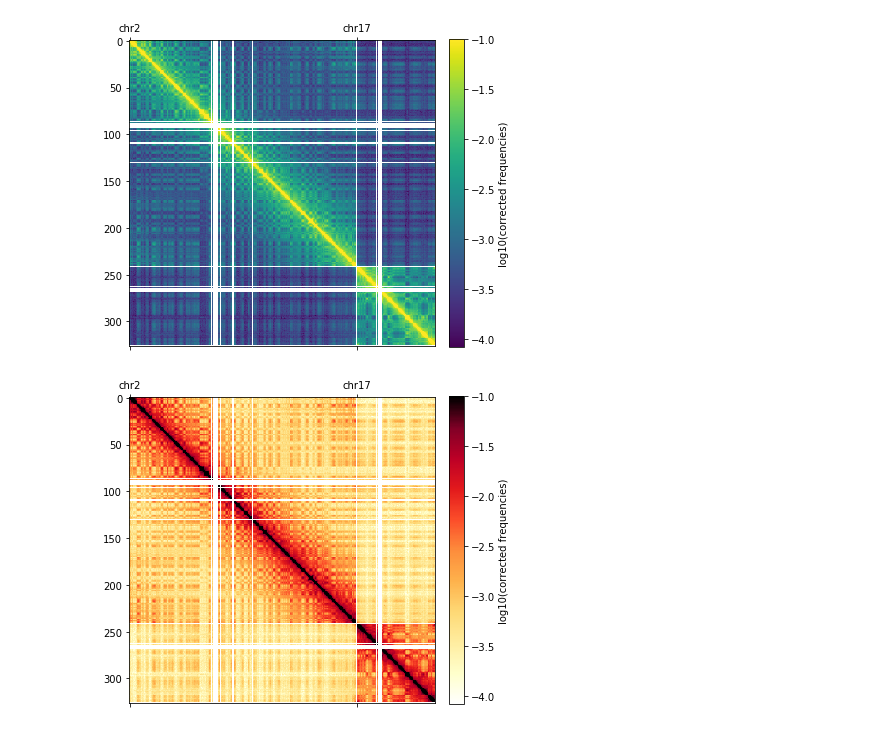
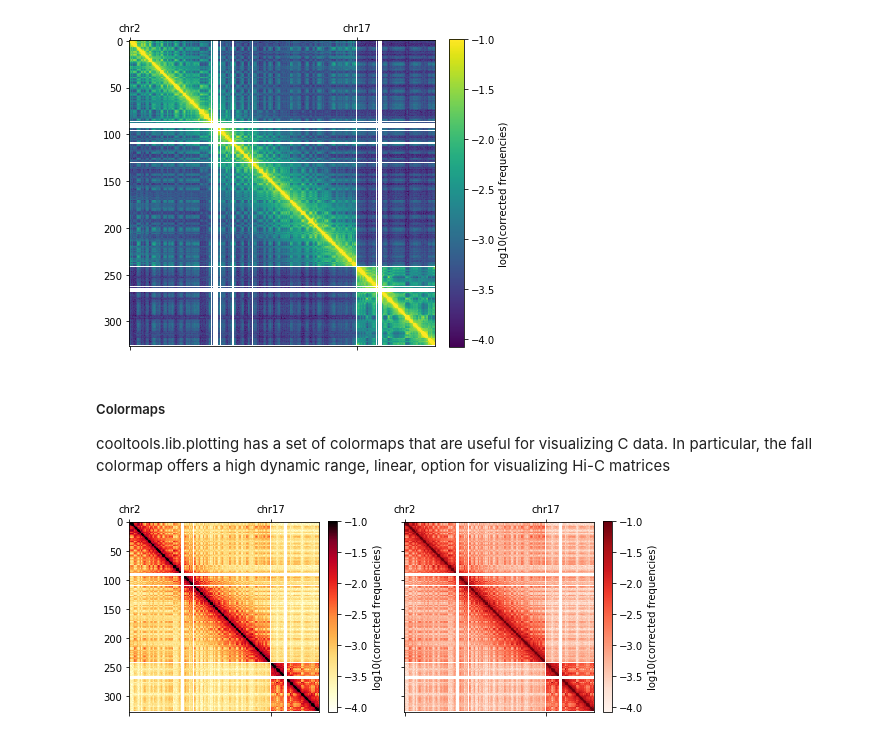
Before and after one commit to open2c/open2c_examples, a Jupyter notebook: viz.ipynb, the cells around one changed output. Cells and saved outputs as stored; diff of their text form; code cells hidden in the pictures.

```diff
--- a/viz.ipynb
+++ b/viz.ipynb
@@ -77,17 +132,31 @@ plt.xticks(chromstarts,clr.chromnames);
 # also note that peri-centromeric bins have been completely removed in the normalized data
 # %% [output]
 [figure]
+# %% [markdown]
+##### Colormaps
+cooltools.lib.plotting has a set of colormaps that are useful for visualizing C data.
+In particular, the fall colormap offers a high dynamic range, linear, option for visualizing Hi-C matrices
 # %%
 ### plot the corrected data in fall heatmap ###
+import cooltools.lib.plotting
 
-from cooltools.lib.plotting import *
+f, axs = plt.subplots(
+    figsize=(8,18),
+    nrows=1,
+    ncols=2,
+    sharex=True, sharey=True)
 
-plt.figure(figsize=(6,6))
-im = plt.matshow(np.log10(clr.matrix()[:]), vmax=-1,fignum=False, cmap='fall');
-plt.colorbar(im ,fraction=0.046, pad=0.04, label='log10(corrected frequencies)');
+ax=  axs[0]
+im = ax.matshow(np.log10(clr.matrix()[:]), vmax=-1,cmap='fall');
+plt.colorbar(im, ax=ax ,fraction=0.046, pad=0.04, label='log10(corrected frequencies)');
 plt.xticks(chromstarts,clr.chromnames);
 
-# fall colormap offers a high dynamic range, linear, option for visualizing Hi-C matrices
+ax=  axs[1]
+im2 = ax.matshow(np.log10(clr.matrix()[:]), vmax=-1,cmap='Reds');
+plt.colorbar(im2 ,fraction=0.046, pad=0.04, label='log10(corrected frequencies)');
+plt.xticks(chromstarts,clr.chromnames);
+
+plt.tight_layout()
 # %% [output]
-[figure, old version]
+[figure, new version]
 # %%
```
Also changed, not shown: parts of 14 cells of this notebook.
